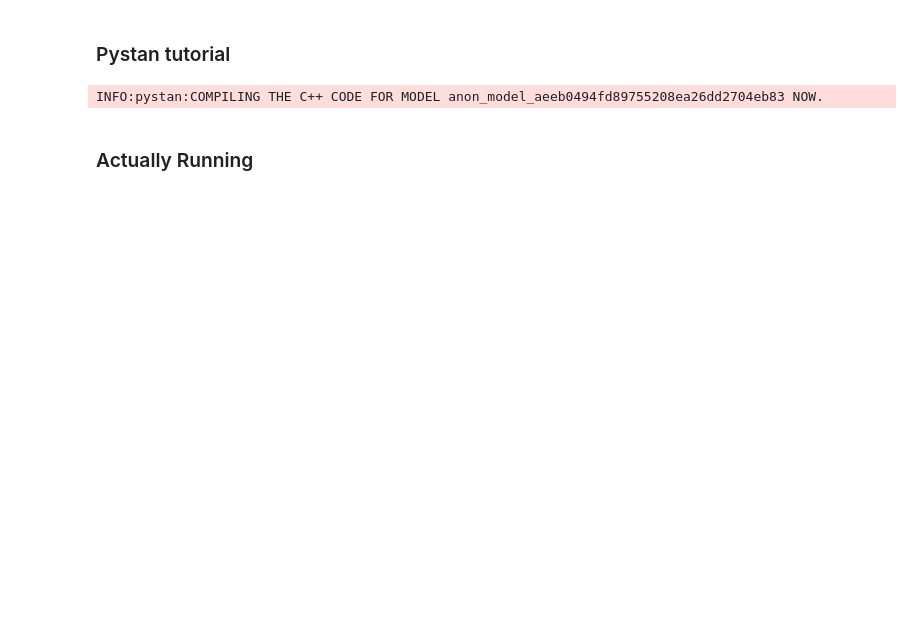
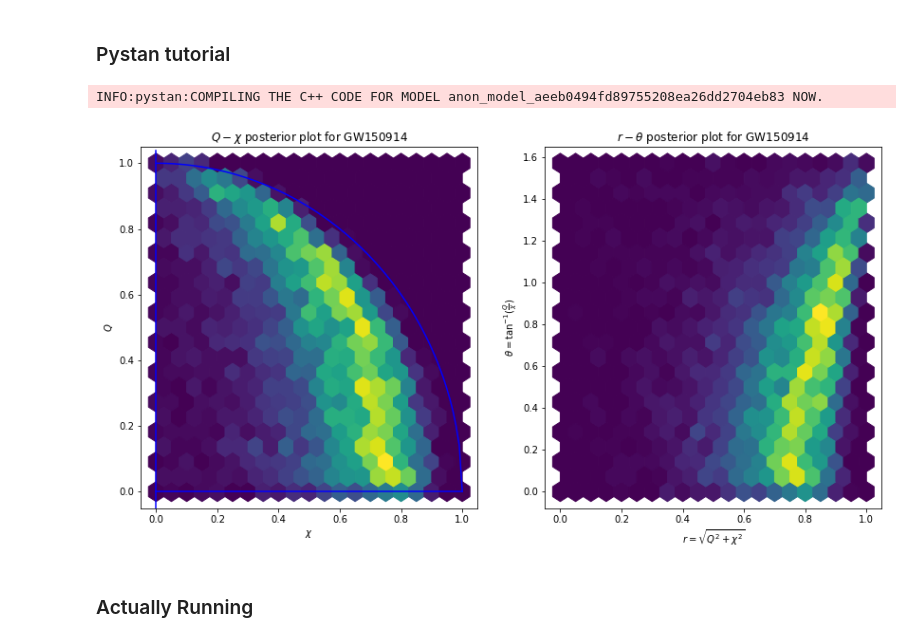
Before and after one commit to Potatoasad/charged-ringdown-analysis-tools, a Jupyter notebook: testing/Graphing.ipynb, the cells around one changed output. Saved outputs shown, nothing was run; the diff lists cells and outputs as text; code cells hidden in the pictures; blank space fills up the shorter version.

```diff
--- a/testing/Graphing.ipynb
+++ b/testing/Graphing.ipynb
@@ -97,7 +97,9 @@ INFO:pystan:COMPILING THE C++ CODE FOR MODEL anon_model_aeeb0494fd89755208ea26dd
 # %%
 #arviz.from_pystan(fit)
 # %%
-#arviz.plot_trace(fit)
+show_plot("GW150914", points)
+# %% [output]
+[figure, added]
 # %% [markdown]
 ### Actually Running
 # %%
```
Also changed, not shown: parts of 4 cells of this notebook, 8 other files.
